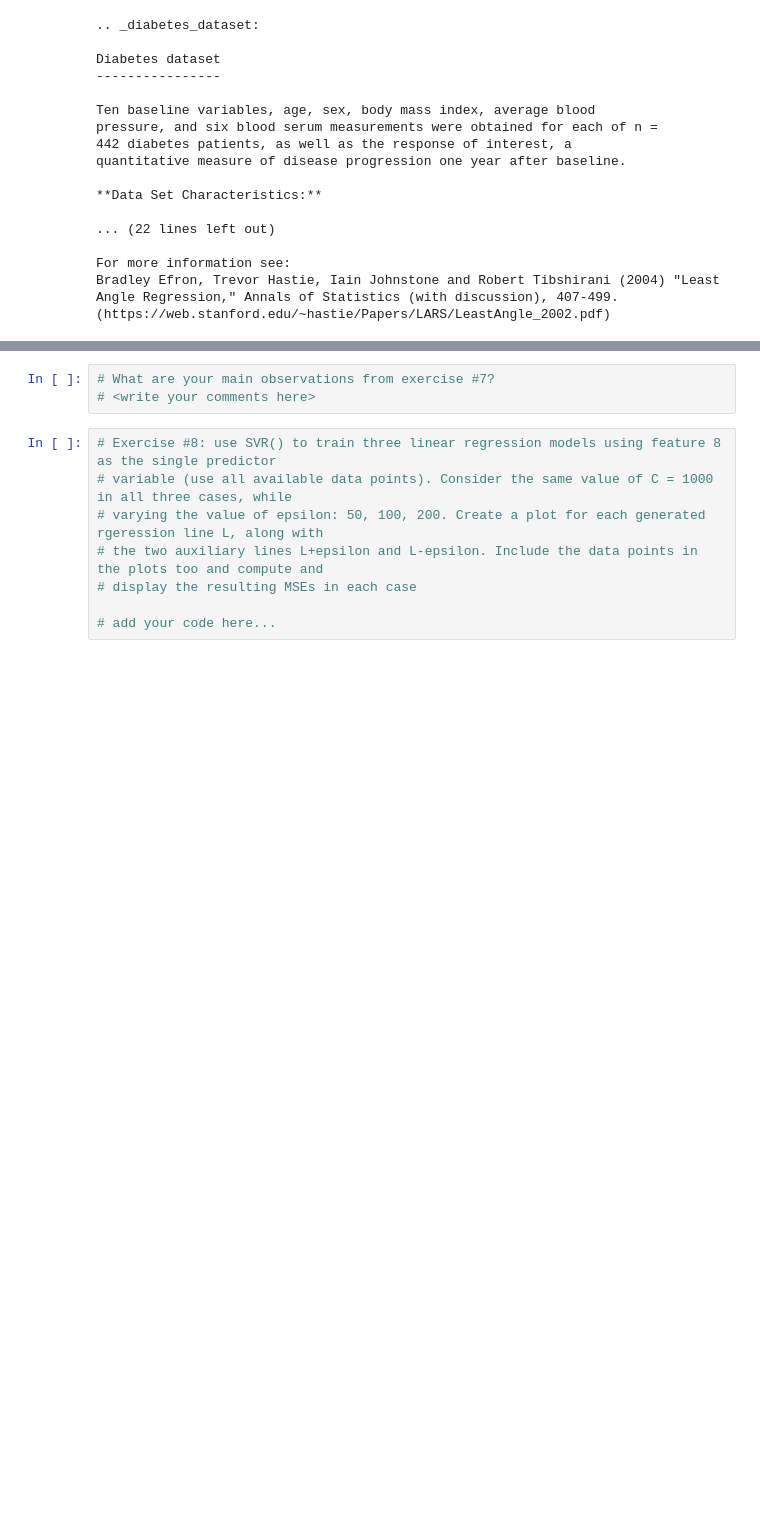
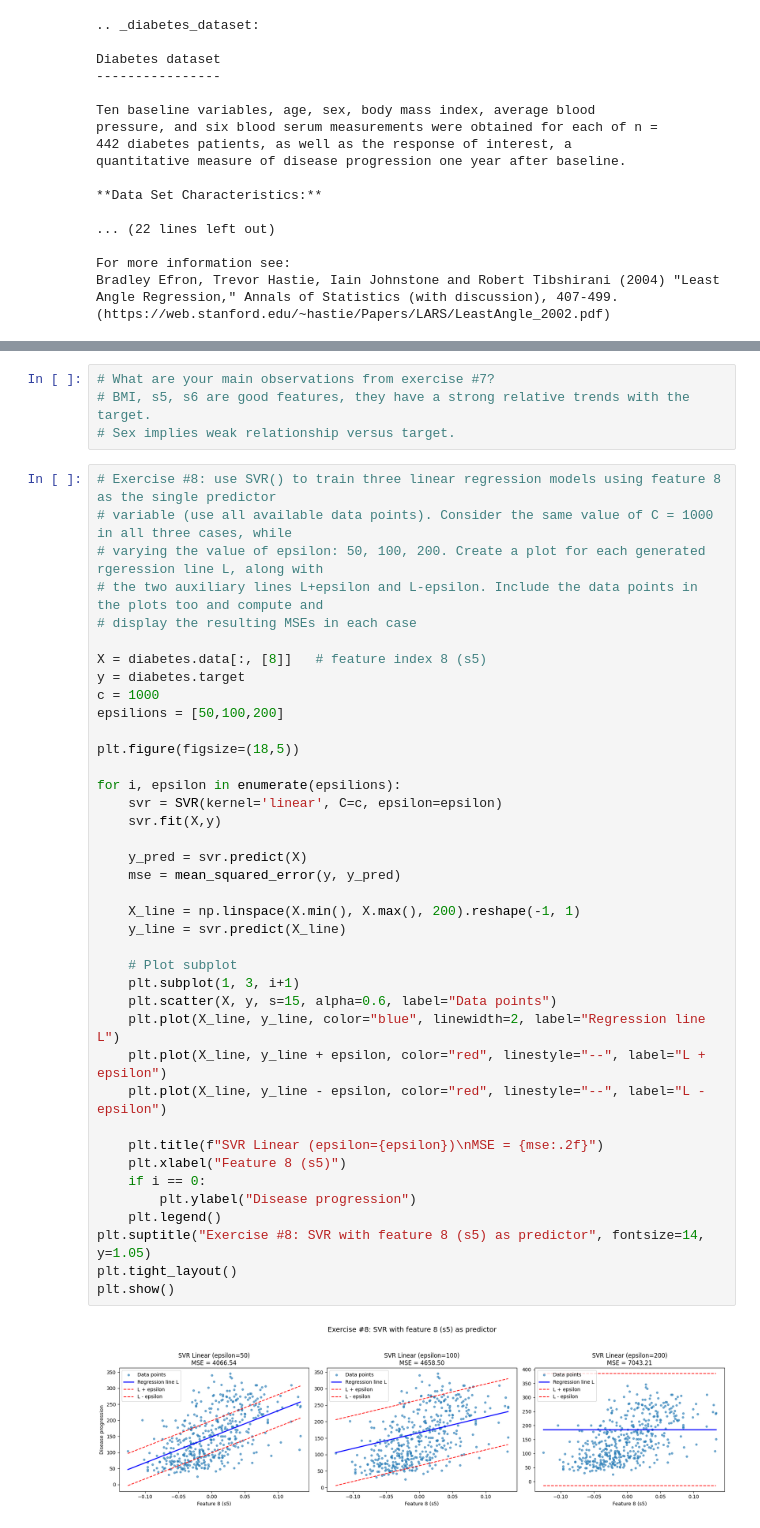
Before and after one commit to dannylam2502/CMPE257, a Jupyter notebook: W8S1.ipynb, the cells around one changed output, grey strips where cells are left out. Cells and saved outputs as stored; diff of their text form; blank space fills up the shorter version.

```diff
--- a/W8S1.ipynb
+++ b/W8S1.ipynb
@@ -296,13 +325,47 @@ Bradley Efron, Trevor Hastie, Iain Johnstone and Robert Tibshirani (2004) "Least
 # %%
 # What are your main observations from exercise #7?
-# <write your comments here>
+# BMI, s5, s6 are good features, they have a strong relative trends with the target.
+# Sex implies weak relationship versus target.
 # %%
 # Exercise #8: use SVR() to train three linear regression models using feature 8 as the single predictor
 # variable (use all available data points). Consider the same value of C = 1000 in all three cases, while
 # varying the value of epsilon: 50, 100, 200. Create a plot for each generated rgeression line L, along with
 # the two auxiliary lines L+epsilon and L-epsilon. Include the data points in the plots too and compute and
 # display the resulting MSEs in each case
 
-# add your code here...
+X = diabetes.data[:, [8]]   # feature index 8 (s5)
+y = diabetes.target
+c = 1000
+epsilions = [50,100,200]
+
+plt.figure(figsize=(18,5))
+
+for i, epsilon in enumerate(epsilions):
+    svr = SVR(kernel='linear', C=c, epsilon=epsilon)
+    svr.fit(X,y)
+
+    y_pred = svr.predict(X)
+    mse = mean_squared_error(y, y_pred)
+
+    X_line = np.linspace(X.min(), X.max(), 200).reshape(-1, 1)
+    y_line = svr.predict(X_line)
+
+    # Plot subplot
+    plt.subplot(1, 3, i+1)
+    plt.scatter(X, y, s=15, alpha=0.6, label="Data points")
+    plt.plot(X_line, y_line, color="blue", linewidth=2, label="Regression line L")
+    plt.plot(X_line, y_line + epsilon, color="red", linestyle="--", label="L + epsilon")
+    plt.plot(X_line, y_line - epsilon, color="red", linestyle="--", label="L - epsilon")
+
+    plt.title(f"SVR Linear (epsilon={epsilon})\nMSE = {mse:.2f}")
+    plt.xlabel("Feature 8 (s5)")
+    if i == 0:
+        plt.ylabel("Disease progression")
+    plt.legend()
+plt.suptitle("Exercise #8: SVR with feature 8 (s5) as predictor", fontsize=14, y=1.05)
+plt.tight_layout()
+plt.show()
+# %% [output]
+[figure, added]
 # %%
 # What are your main observations from exercise #8?
```
Also changed, not shown: parts of 6 cells of this notebook, 2 other files.
